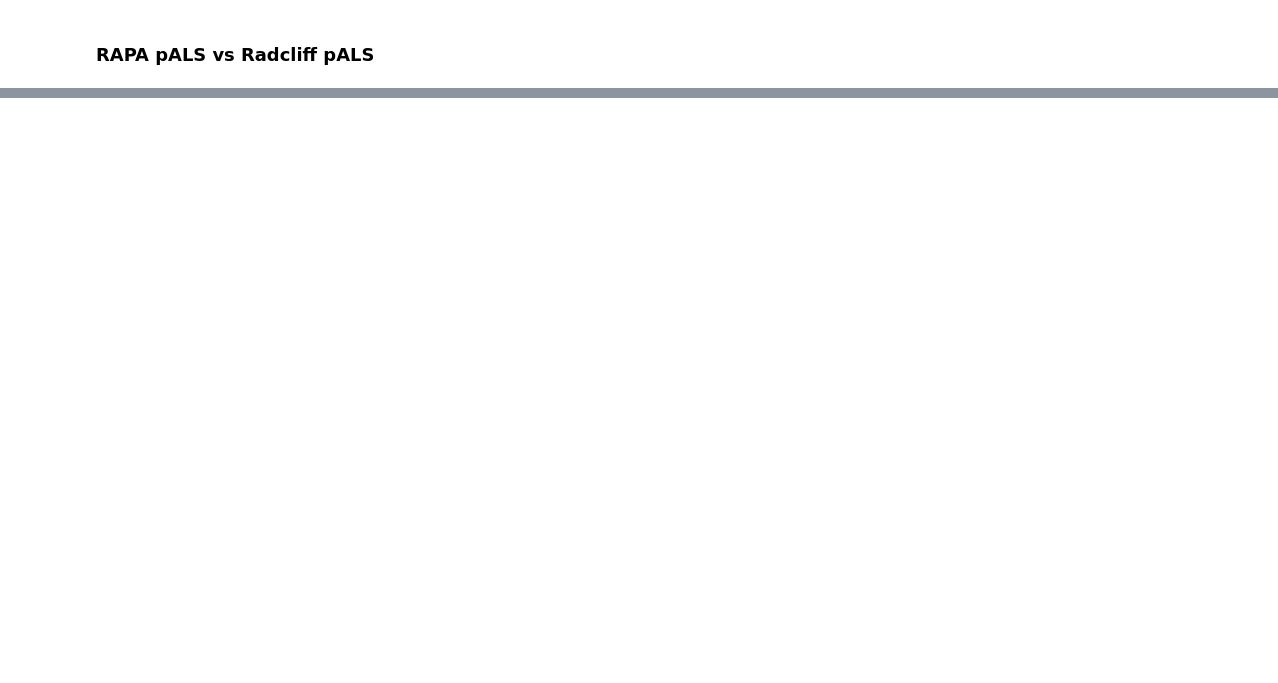
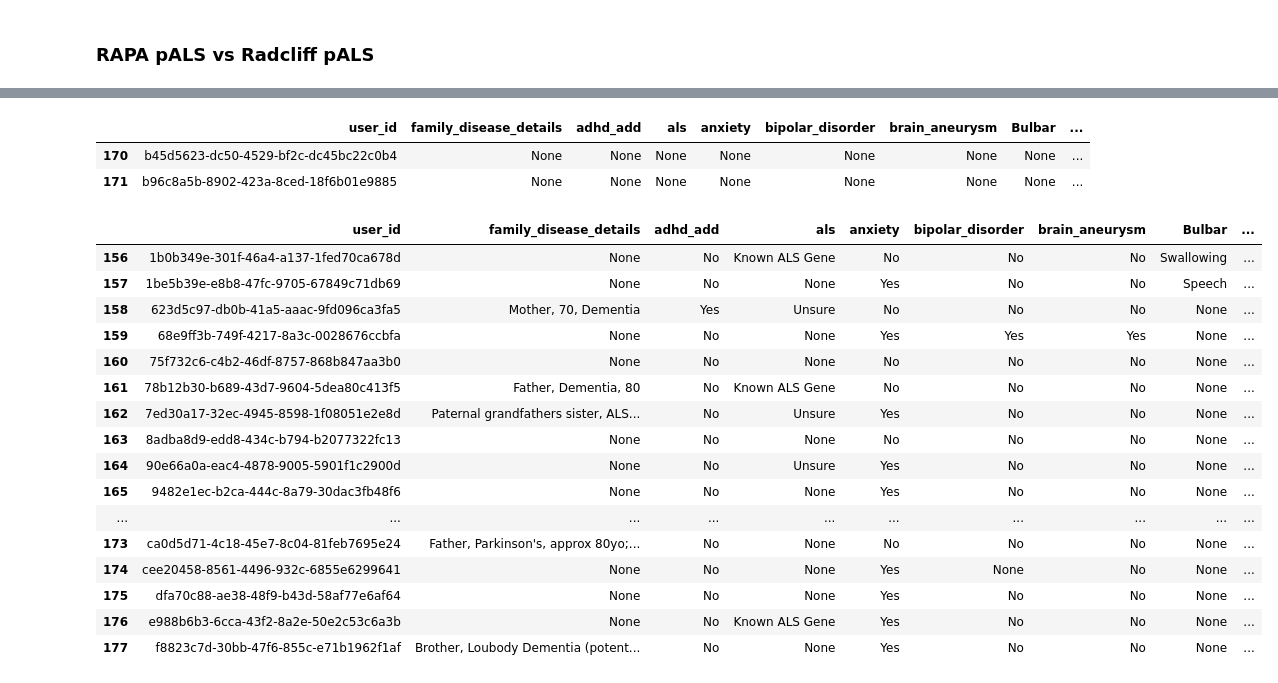
Before and after one commit to ealsuser/eals_rapa, a Jupyter notebook: nb/demographics_rapa_vs_radcliff.ipynb, the cells around one changed output, grey strips where cells are left out. Saved outputs shown, nothing was run; the diff lists cells and outputs as text; code cells hidden in the pictures; blank space fills up the shorter version.

```diff
--- a/nb/demographics_rapa_vs_radcliff.ipynb
+++ b/nb/demographics_rapa_vs_radcliff.ipynb
@@ -150,0 +179,27 @@ Exact FFH not available. Falling back to chi-square p-value. Install 'fisher' fo
+# %%
+sus = ['b45d5623-dc50-4529-bf2c-dc45bc22c0b4', 'b96c8a5b-8902-423a-8ced-18f6b01e9885']
+df_comparison.query('user_id in @sus')
+# %% [output]
+|  | user_id | family_disease_details | adhd_add | als | anxiety | bipolar_disorder | brain_aneurysm | Bulbar | ... |
+| 170 | b45d5623-dc50-4529-bf2c-dc45bc22c0b4 | None | None | None | None | None | None | None | ... |
+| 171 | b96c8a5b-8902-423a-8ced-18f6b01e9885 | None | None | None | None | None | None | None | ... |
+# %%
+df_comparison.query('study=="RAPA"')#]
+# %% [output]
+|  | user_id | family_disease_details | adhd_add | als | anxiety | bipolar_disorder | brain_aneurysm | Bulbar | ... |
+| 156 | 1b0b349e-301f-46a4-a137-1fed70ca678d | None | No | Known ALS Gene | No | No | No | Swallowing | ... |
+| 157 | 1be5b39e-e8b8-47fc-9705-67849c71db69 | None | No | None | Yes | No | No | Speech | ... |
+| 158 | 623d5c97-db0b-41a5-aaac-9fd096ca3fa5 | Mother, 70, Dementia | Yes | Unsure | No | No | No | None | ... |
+| 159 | 68e9ff3b-749f-4217-8a3c-0028676ccbfa | None | No | None | Yes | Yes | Yes | None | ... |
+| 160 | 75f732c6-c4b2-46df-8757-868b847aa3b0 | None | No | None | No | No | No | None | ... |
+| 161 | 78b12b30-b689-43d7-9604-5dea80c413f5 | Father, Dementia, 80 | No | Known ALS Gene | No | No | No | None | ... |
+| 162 | 7ed30a17-32ec-4945-8598-1f08051e2e8d | Paternal grandfathers sister, ALS... | No | Unsure | Yes | No | No | None | ... |
+| 163 | 8adba8d9-edd8-434c-b794-b2077322fc13 | None | No | None | No | No | No | None | ... |
+| 164 | 90e66a0a-eac4-4878-9005-5901f1c2900d | None | No | Unsure | Yes | No | No | None | ... |
+| 165 | 9482e1ec-b2ca-444c-8a79-30dac3fb48f6 | None | No | None | Yes | No | No | None | ... |
+| ... | ... | ... | ... | ... | ... | ... | ... | ... | ... |
+| 173 | ca0d5d71-4c18-45e7-8c04-81feb7695e24 | Father, Parkinson's, approx 80yo;... | No | None | No | No | No | None | ... |
+| 174 | cee20458-8561-4496-932c-6855e6299641 | None | No | None | Yes | None | No | None | ... |
+| 175 | dfa70c88-ae38-48f9-b43d-58af77e6af64 | None | No | None | Yes | No | No | None | ... |
+| 176 | e988b6b3-6cca-43f2-8a2e-50e2c53c6a3b | None | No | Known ALS Gene | Yes | No | No | None | ... |
+| 177 | f8823c7d-30bb-47f6-855c-e71b1962f1af | Brother, Loubody Dementia (potent... | No | None | Yes | No | No | None | ... |
```
Also changed, not shown: parts of 5 cells of this notebook, 10 other files.
